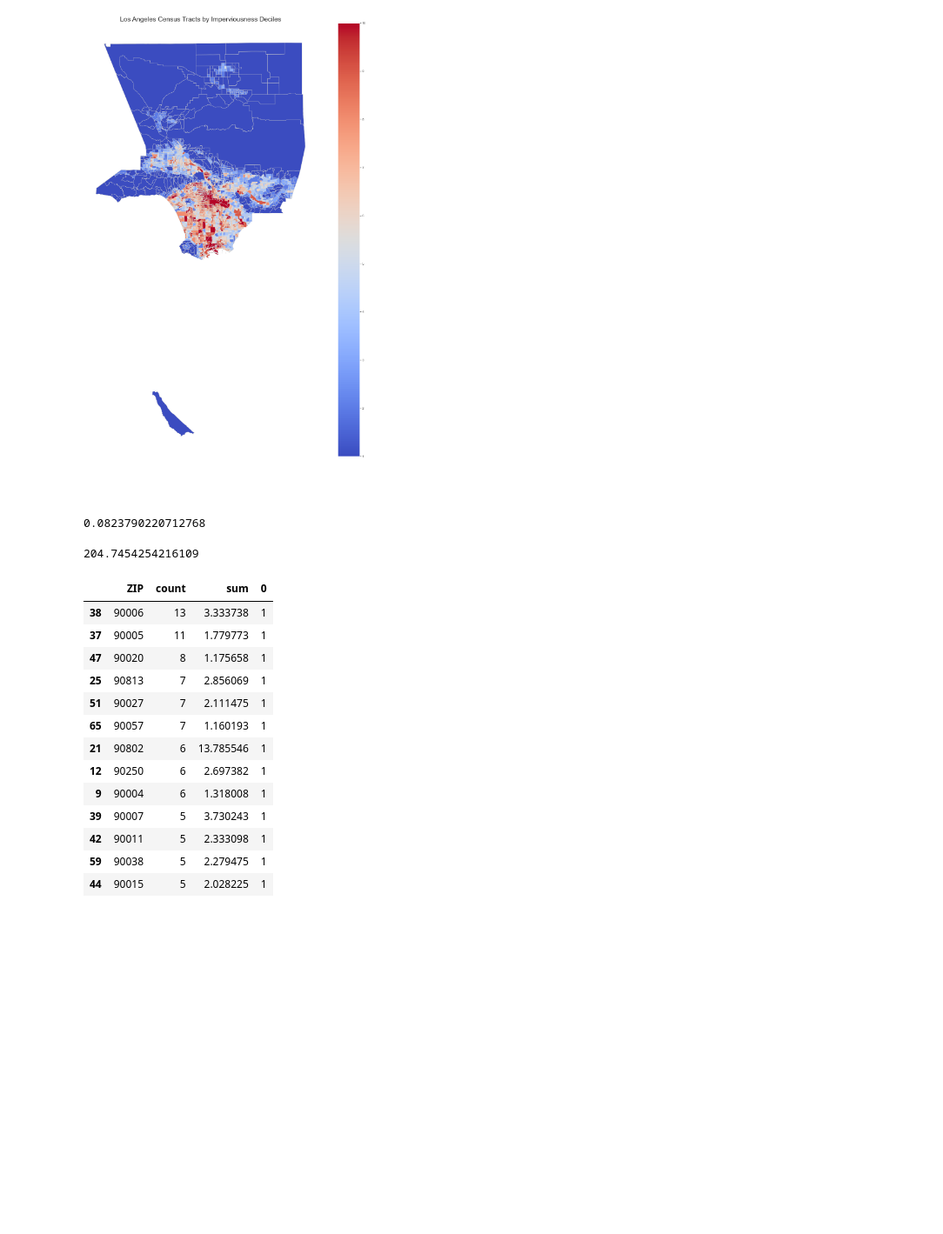
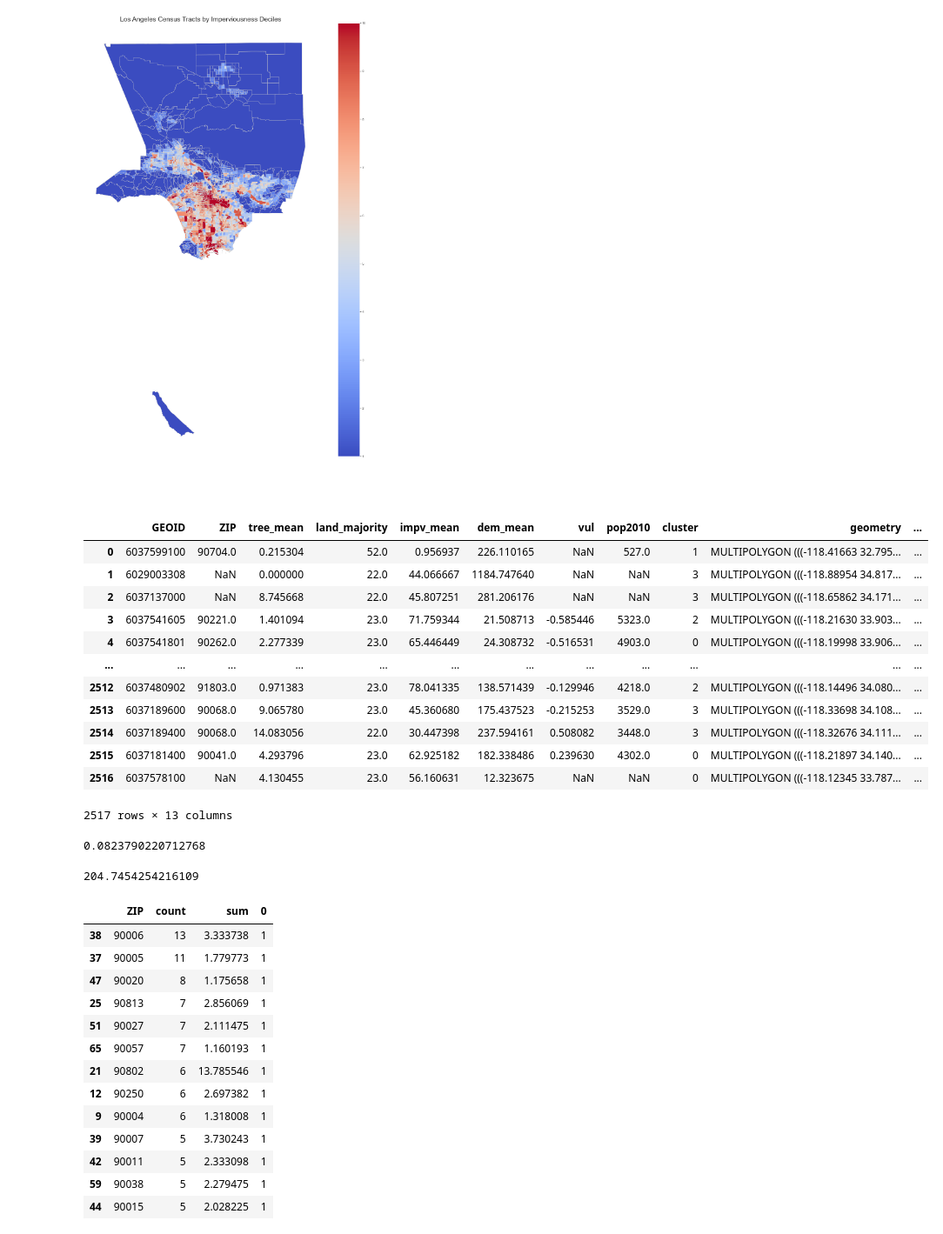
Before and after one commit to janderson5417/earthgrids_v2, a Jupyter notebook: v1.ipynb, the cells around one changed output. Shown at 87% size. Drawn from its saved outputs; the diff is of its cells as text; code cells hidden in the pictures; blank space fills up the shorter version.

```diff
--- a/v1.ipynb
+++ b/v1.ipynb
@@ -522,15 +526,31 @@ cl_results0_areas.plot(column=variable, cmap='coolwarm', linewidth=0.8, ax=ax, e
 # %% [output]
 <AxesSubplot:title={'center':'Los Angeles Census Tracts by Imperviousness Deciles'}>
 [figure]
+# %%
+cl_results0_areas
+# %% [output]
+|  | GEOID | ZIP | tree_mean | land_majority | impv_mean | dem_mean | vul | pop2010 | cluster | geometry | ... |
+| 0 | 6037599100 | 90704.0 | 0.215304 | 52.0 | 0.956937 | 226.110165 | NaN | 527.0 | 1 | MULTIPOLYGON (((-118.41663 32.795... | ... |
+| 1 | 6029003308 | NaN | 0.000000 | 22.0 | 44.066667 | 1184.747640 | NaN | NaN | 3 | MULTIPOLYGON (((-118.88954 34.817... | ... |
+| 2 | 6037137000 | NaN | 8.745668 | 22.0 | 45.807251 | 281.206176 | NaN | NaN | 3 | MULTIPOLYGON (((-118.65862 34.171... | ... |
+| 3 | 6037541605 | 90221.0 | 1.401094 | 23.0 | 71.759344 | 21.508713 | -0.585446 | 5323.0 | 2 | MULTIPOLYGON (((-118.21630 33.903... | ... |
+| 4 | 6037541801 | 90262.0 | 2.277339 | 23.0 | 65.446449 | 24.308732 | -0.516531 | 4903.0 | 0 | MULTIPOLYGON (((-118.19998 33.906... | ... |
+| ... | ... | ... | ... | ... | ... | ... | ... | ... | ... | ... | ... |
+| 2512 | 6037480902 | 91803.0 | 0.971383 | 23.0 | 78.041335 | 138.571439 | -0.129946 | 4218.0 | 2 | MULTIPOLYGON (((-118.14496 34.080... | ... |
+| 2513 | 6037189600 | 90068.0 | 9.065780 | 23.0 | 45.360680 | 175.437523 | -0.215253 | 3529.0 | 3 | MULTIPOLYGON (((-118.33698 34.108... | ... |
+| 2514 | 6037189400 | 90068.0 | 14.083056 | 22.0 | 30.447398 | 237.594161 | 0.508082 | 3448.0 | 3 | MULTIPOLYGON (((-118.32676 34.111... | ... |
+| 2515 | 6037181400 | 90041.0 | 4.293796 | 23.0 | 62.925182 | 182.338486 | 0.239630 | 4302.0 | 0 | MULTIPOLYGON (((-118.21897 34.140... | ... |
+| 2516 | 6037578100 | NaN | 4.130455 | 23.0 | 56.160631 | 12.323675 | NaN | NaN | 0 | MULTIPOLYGON (((-118.12345 33.787... | ... |
+2517 rows × 13 columns
 # %%
 priority_tracts = cl_results0_areas[(cl_results0_areas.impv_qcut10 > 9)]
 priority_tracts['pop2010'].sum()/cl_results0_areas['pop2010'].sum()
 # %% [output]
 0.0823790220712768
-# %%
-priority_tracts['area'].sum()
-# %% [output]
-204.7454254216109
+# %%
+priority_tracts['area'].sum()
+# %% [output]
+204.7454254216109
 # %%
 priority_zips = priority_tracts.groupby('ZIP').agg(['count', 'sum'])['area'].reset_index()
 bar = pd.DataFrame(priority_zips.value_counts()).reset_index()
```
Also changed, not shown: parts of 5 cells of this notebook, 12 other files.
